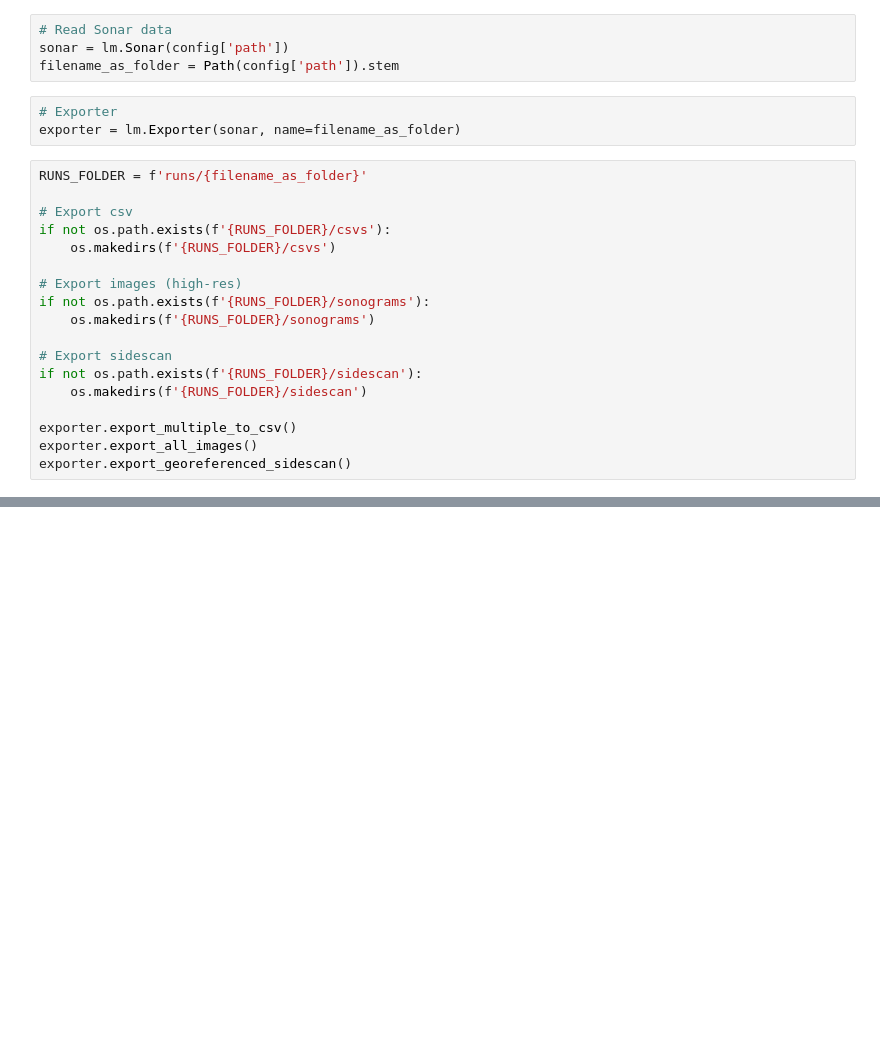
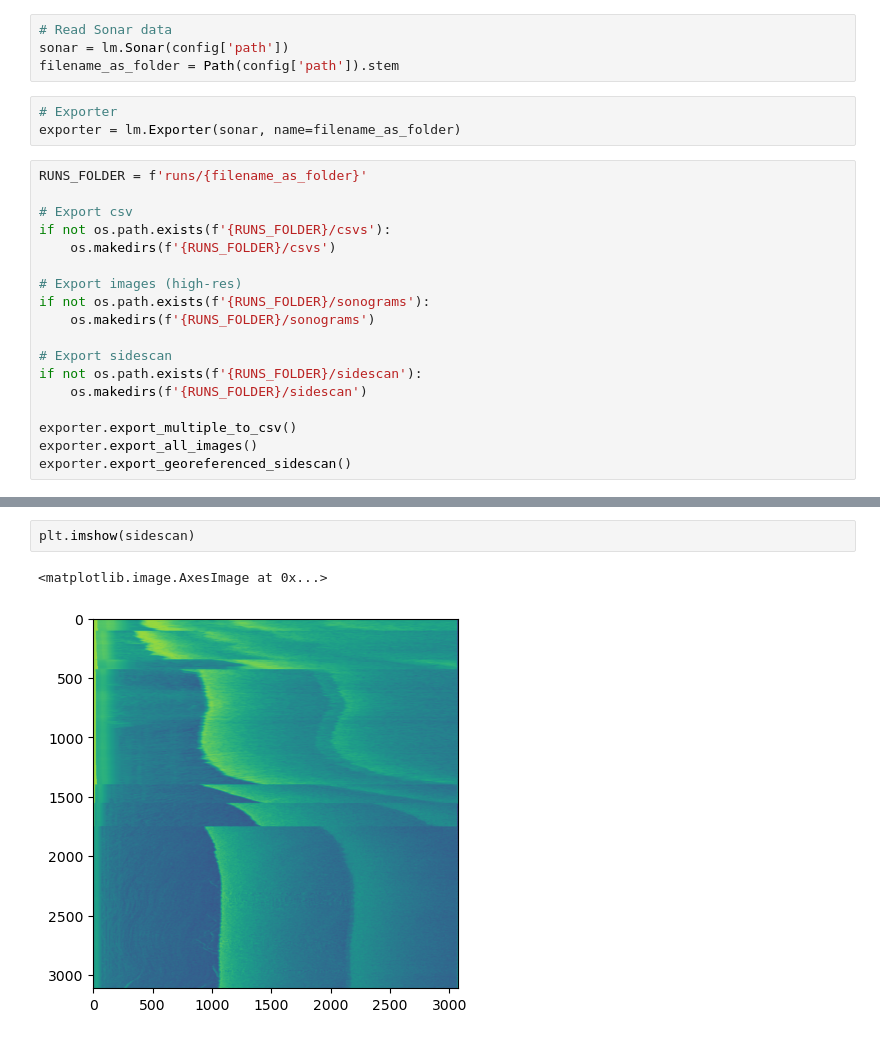
Before and after one commit to louisfacun/lowrance-sonar-data-explorer, a Jupyter notebook: run_lowmapper.ipynb, the cells around one changed output, grey strips where cells are left out. Drawn from its saved outputs; the diff is of its cells as text; blank space fills up the shorter version.

```diff
--- a/run_lowmapper.ipynb
+++ b/run_lowmapper.ipynb
@@ -52,0 +54,5 @@ plt.imshow(sidescan)
+# %%
+plt.imshow(sidescan)
+# %% [output]
+<matplotlib.image.AxesImage at 0x...>
+[figure, added]
```
Also changed, not shown: parts of 3 cells of this notebook, 2 other files.
